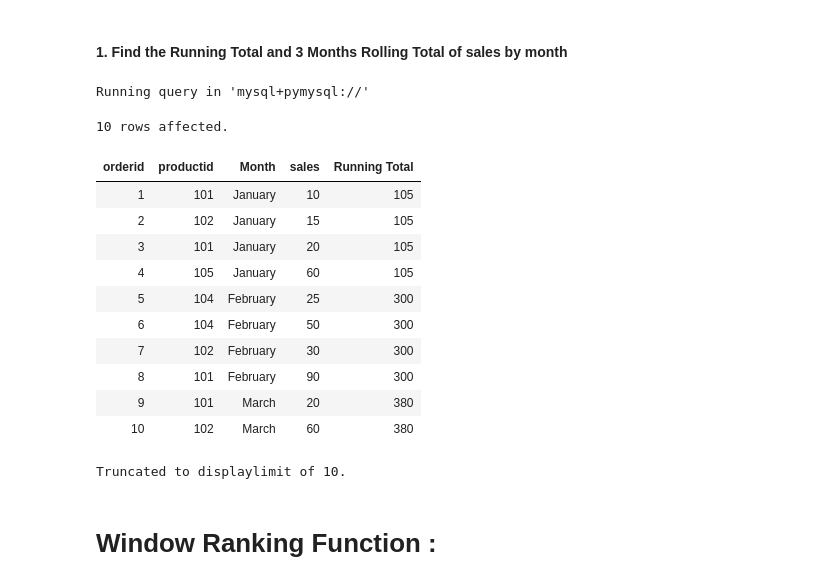
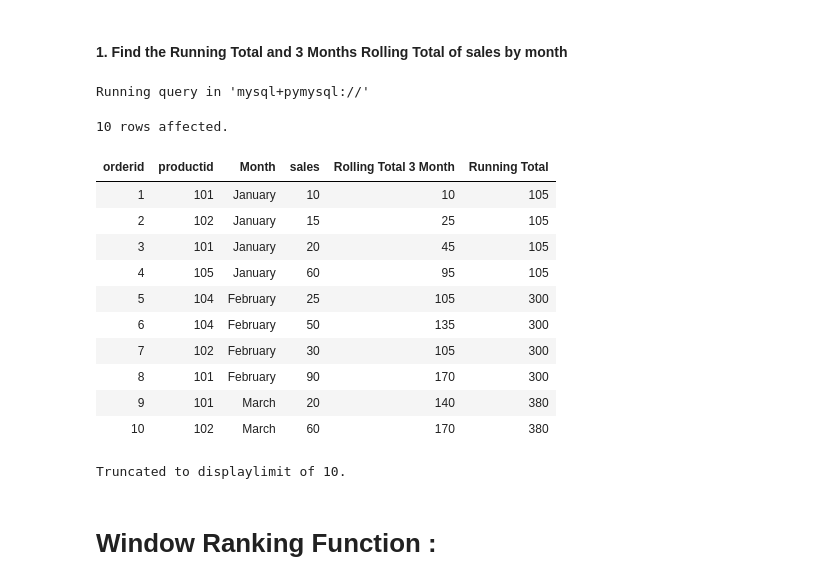
Before and after one commit to the-naman/Learn, a Jupyter notebook: SQL/SQL by Barra/My Notes/07. I - Aggregation and Analytical Functions.ipynb, the cells around one changed output. Cells and saved outputs as stored; diff of their text form; code cells hidden in the pictures.

```diff
--- a/SQL/SQL by Barra/My Notes/07. I - Aggregation and Analytical Functions.ipynb
+++ b/SQL/SQL by Barra/My Notes/07. I - Aggregation and Analytical Functions.ipynb
@@ -940,25 +940,27 @@ Used for:
 # %%
 %%sql
 select orderid,
     productid,
     Monthname(orderdate) as `Month`,
     sales,
+    sum(sales) over(order BY Month(orderdate) rows between 2 preceding and current row) as `Rolling Total 3 Month`,
     sum(sales) over(ORDER BY Month(orderdate)) as `Running Total`
+
 from orders;
 # %% [output]
 Running query in 'mysql+pymysql://'
 10 rows affected.
-| orderid | productid | Month | sales | Running Total |
-| 1 | 101 | January | 10 | 105 |
-| 2 | 102 | January | 15 | 105 |
-| 3 | 101 | January | 20 | 105 |
-| 4 | 105 | January | 60 | 105 |
-| 5 | 104 | February | 25 | 300 |
-| 6 | 104 | February | 50 | 300 |
-| 7 | 102 | February | 30 | 300 |
-| 8 | 101 | February | 90 | 300 |
-| 9 | 101 | March | 20 | 380 |
-| 10 | 102 | March | 60 | 380 |
+| orderid | productid | Month | sales | Rolling Total 3 Month | Running Total |
+| 1 | 101 | January | 10 | 10 | 105 |
+| 2 | 102 | January | 15 | 25 | 105 |
+| 3 | 101 | January | 20 | 45 | 105 |
+| 4 | 105 | January | 60 | 95 | 105 |
+| 5 | 104 | February | 25 | 105 | 300 |
+| 6 | 104 | February | 50 | 135 | 300 |
+| 7 | 102 | February | 30 | 105 | 300 |
+| 8 | 101 | February | 90 | 170 | 300 |
+| 9 | 101 | March | 20 | 140 | 380 |
+| 10 | 102 | March | 60 | 170 | 380 |
 Truncated to displaylimit of 10.
 # %% [markdown]
 # Window Ranking Function :
```
